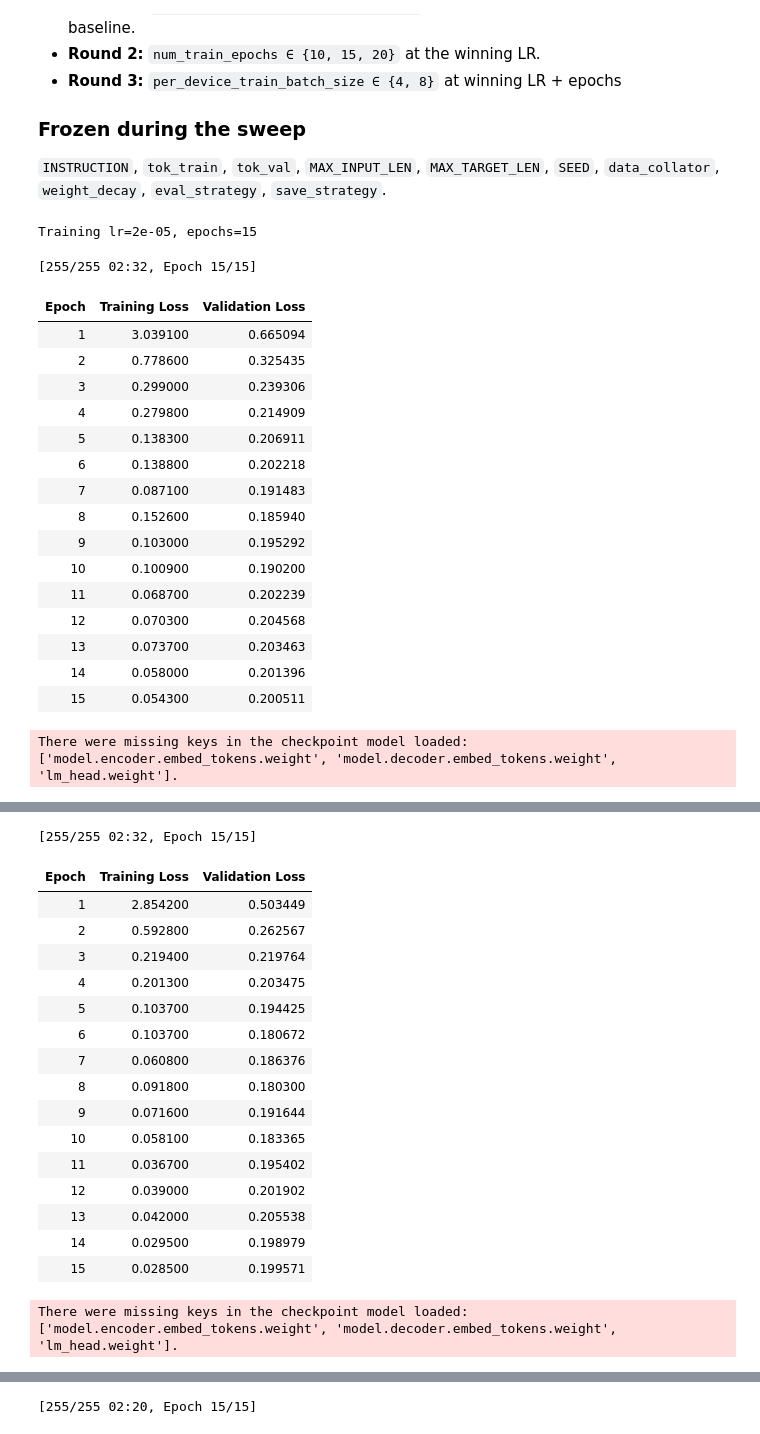
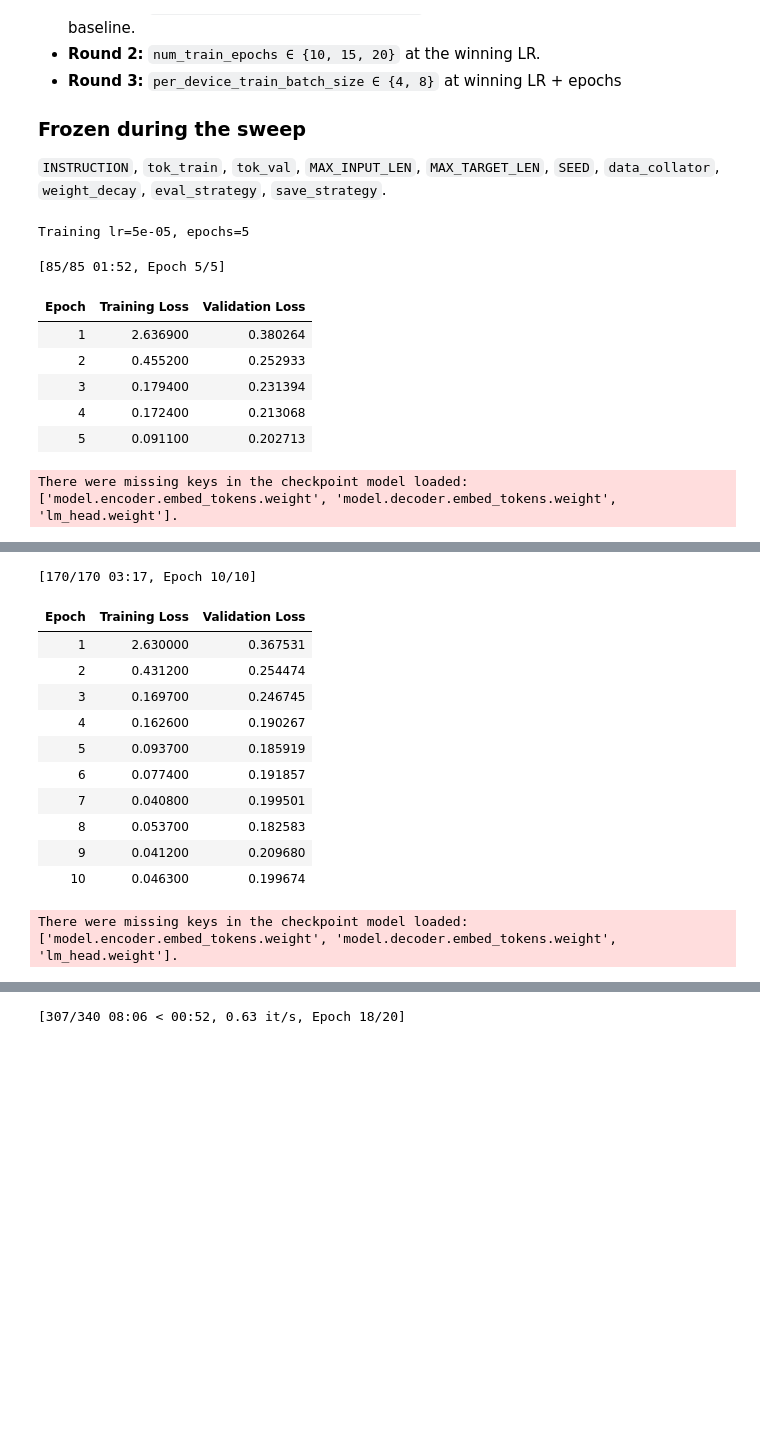
Before and after one commit to vet3whale/nlp_project, a Jupyter notebook: notebooks/02_finetuning.ipynb, the cells around one changed output, grey strips where cells are left out. Drawn from its saved outputs; the diff is of its cells as text; code cells hidden in the pictures; blank space fills up the shorter version.

Commit message:
Hyperparameter Sweep 2

```diff
--- a/notebooks/02_finetuning.ipynb
+++ b/notebooks/02_finetuning.ipynb
@@ -627,50 +627,40 @@ def run_config(lr, epochs):
         del run_trainer, run_model
         gc.collect()
         if torch.cuda.is_available():
             torch.cuda.empty_cache()
 
 
 def run_sweep(configs):
     required = ("tokenizer", "tok_train", "tok_val", "df_val", "score_predictions", "set_seed")
     missing = [name for name in required if name not in globals()]
     if missing:
         raise RuntimeError(
             "Missing sweep prerequisites: " + ", ".join(missing)
             + ". Run Sections 1-6 and the sweep setup cell in this kernel first. "
             "You do not need to rerun baseline training (Sections 7-10)."
         )
     results = []
     for lr, epochs in configs:
         print(f"\nTraining lr={lr:g}, epochs={epochs}")
         result = run_config(lr, epochs)
         results.append(result)
         pd.DataFrame(results).to_csv("sweep_results.csv", index=False)
         print(f"Positive: {result['pos_acc']:.1%} | Negative: {result['neg_acc']:.1%} | "
               f"Overall: {result['accuracy']:.1%} | Loss: {result['val_loss']:.4f}")
     return pd.DataFrame(results).sort_values(
         ["pos_acc", "val_loss"], ascending=[False, True]
     ).reset_index(drop=True)
 
 
-run_sweep([(2e-5, 15), (3e-5, 15), (5e-5, 15)])
+run_sweep([(5e-5, 5), (5e-5, 10), (5e-5, 20)])
 # %% [output]
-Training lr=2e-05, epochs=15
+Training lr=5e-05, epochs=5
-[255/255 02:32, Epoch 15/15]
+[85/85 01:52, Epoch 5/5]
 | Epoch | Training Loss | Validation Loss |
-| 1 | 3.039100 | 0.665094 |
-| 2 | 0.778600 | 0.325435 |
-| 3 | 0.299000 | 0.239306 |
-| 4 | 0.279800 | 0.214909 |
-| 5 | 0.138300 | 0.206911 |
-| 6 | 0.138800 | 0.202218 |
-| 7 | 0.087100 | 0.191483 |
-| 8 | 0.152600 | 0.185940 |
-| 9 | 0.103000 | 0.195292 |
-| 10 | 0.100900 | 0.190200 |
-| 11 | 0.068700 | 0.202239 |
-| 12 | 0.070300 | 0.204568 |
-| 13 | 0.073700 | 0.203463 |
-| 14 | 0.058000 | 0.201396 |
-| 15 | 0.054300 | 0.200511 |
+| 1 | 2.636900 | 0.380264 |
+| 2 | 0.455200 | 0.252933 |
+| 3 | 0.179400 | 0.231394 |
+| 4 | 0.172400 | 0.213068 |
+| 5 | 0.091100 | 0.202713 |
 There were missing keys in the checkpoint model loaded: ['model.encoder.embed_tokens.weight', 'model.decoder.embed_tokens.weight', 'lm_head.weight'].
 [interactive output not drawn]
@@ -680,19 +670,14 @@ Training lr=3e-05, epochs=15
-[255/255 02:32, Epoch 15/15]
+[170/170 03:17, Epoch 10/10]
 | Epoch | Training Loss | Validation Loss |
-| 1 | 2.854200 | 0.503449 |
-| 2 | 0.592800 | 0.262567 |
-| 3 | 0.219400 | 0.219764 |
-| 4 | 0.201300 | 0.203475 |
-| 5 | 0.103700 | 0.194425 |
-| 6 | 0.103700 | 0.180672 |
-| 7 | 0.060800 | 0.186376 |
-| 8 | 0.091800 | 0.180300 |
-| 9 | 0.071600 | 0.191644 |
-| 10 | 0.058100 | 0.183365 |
-| 11 | 0.036700 | 0.195402 |
-| 12 | 0.039000 | 0.201902 |
-| 13 | 0.042000 | 0.205538 |
-| 14 | 0.029500 | 0.198979 |
-| 15 | 0.028500 | 0.199571 |
+| 1 | 2.630000 | 0.367531 |
+| 2 | 0.431200 | 0.254474 |
+| 3 | 0.169700 | 0.246745 |
+| 4 | 0.162600 | 0.190267 |
+| 5 | 0.093700 | 0.185919 |
+| 6 | 0.077400 | 0.191857 |
+| 7 | 0.040800 | 0.199501 |
+| 8 | 0.053700 | 0.182583 |
+| 9 | 0.041200 | 0.209680 |
+| 10 | 0.046300 | 0.199674 |
 There were missing keys in the checkpoint model loaded: ['model.encoder.embed_tokens.weight', 'model.decoder.embed_tokens.weight', 'lm_head.weight'].
 [interactive output not drawn]
@@ -702 +687 @@ Training lr=5e-05, epochs=15
-[255/255 02:20, Epoch 15/15]
+[307/340 08:06 < 00:52, 0.63 it/s, Epoch 18/20]
```
Also changed, not shown: parts of 4 cells of this notebook.
